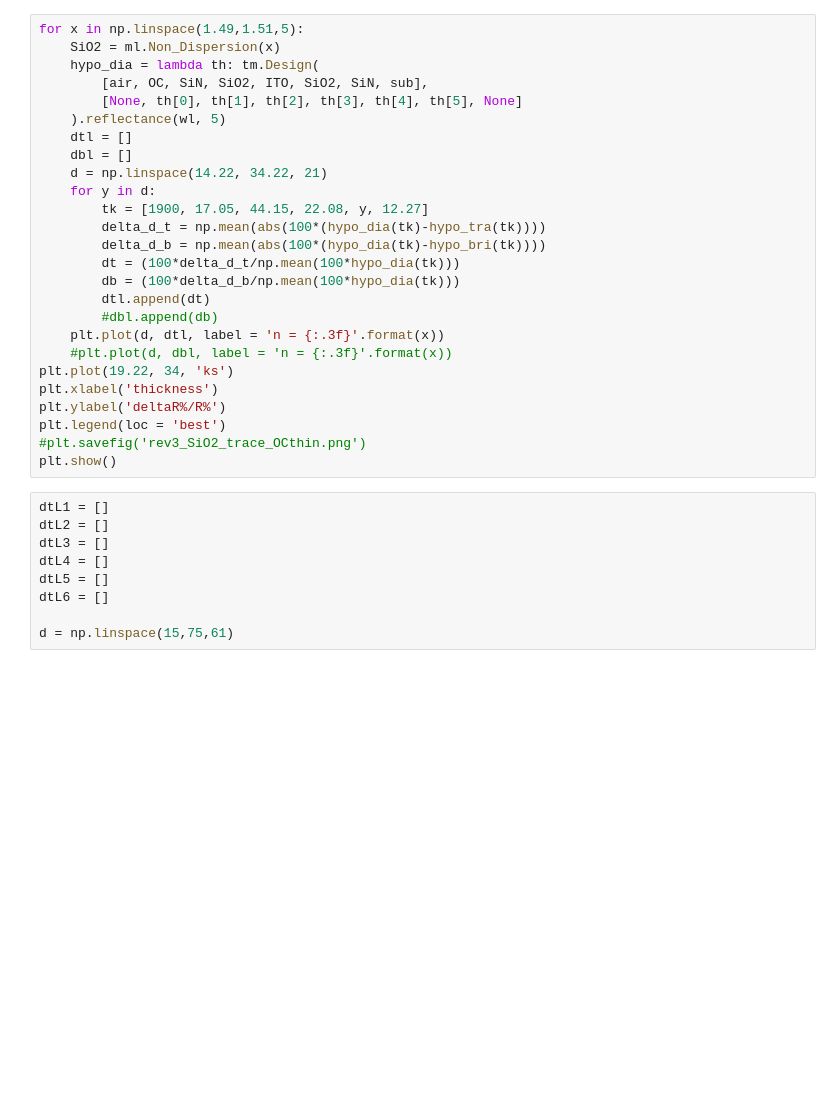
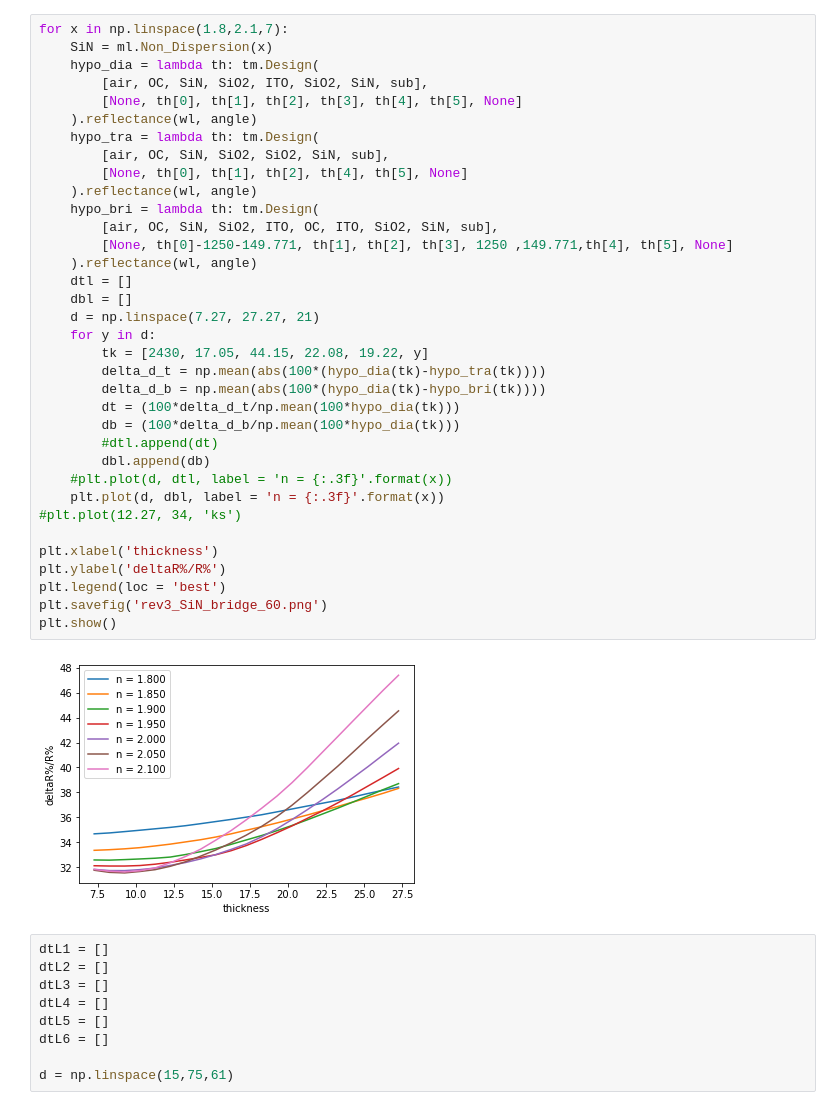
Before and after one commit to Yoway1994/ThinFilm, a Jupyter notebook: LENS_rev3_simulation.ipynb, the cells around one changed output. Drawn from its saved outputs; the diff is of its cells as text; blank space fills up the shorter version.

```diff
--- a/LENS_rev3_simulation.ipynb
+++ b/LENS_rev3_simulation.ipynb
@@ -71,29 +72,40 @@ diamond: 4.69366224343355
 # %%
-for x in np.linspace(1.49,1.51,5):
-    SiO2 = ml.Non_Dispersion(x)
+for x in np.linspace(1.8,2.1,7):
+    SiN = ml.Non_Dispersion(x)
     hypo_dia = lambda th: tm.Design(
         [air, OC, SiN, SiO2, ITO, SiO2, SiN, sub],
         [None, th[0], th[1], th[2], th[3], th[4], th[5], None]
-    ).reflectance(wl, 5)
+    ).reflectance(wl, angle)
+    hypo_tra = lambda th: tm.Design(
+        [air, OC, SiN, SiO2, SiO2, SiN, sub],
+        [None, th[0], th[1], th[2], th[4], th[5], None]
+    ).reflectance(wl, angle)
+    hypo_bri = lambda th: tm.Design(
+        [air, OC, SiN, SiO2, ITO, OC, ITO, SiO2, SiN, sub],
+        [None, th[0]-1250-149.771, th[1], th[2], th[3], 1250 ,149.771,th[4], th[5], None]
+    ).reflectance(wl, angle)
     dtl = []
     dbl = []
-    d = np.linspace(14.22, 34.22, 21)
+    d = np.linspace(7.27, 27.27, 21)
     for y in d:
-        tk = [1900, 17.05, 44.15, 22.08, y, 12.27]
+        tk = [2430, 17.05, 44.15, 22.08, 19.22, y]
         delta_d_t = np.mean(abs(100*(hypo_dia(tk)-hypo_tra(tk))))
         delta_d_b = np.mean(abs(100*(hypo_dia(tk)-hypo_bri(tk))))
         dt = (100*delta_d_t/np.mean(100*hypo_dia(tk)))
         db = (100*delta_d_b/np.mean(100*hypo_dia(tk)))
-        dtl.append(dt)
-        #dbl.append(db)
-    plt.plot(d, dtl, label = 'n = {:.3f}'.format(x))
-    #plt.plot(d, dbl, label = 'n = {:.3f}'.format(x))
-plt.plot(19.22, 34, 'ks')
+        #dtl.append(dt)
+        dbl.append(db)
+    #plt.plot(d, dtl, label = 'n = {:.3f}'.format(x))
+    plt.plot(d, dbl, label = 'n = {:.3f}'.format(x))
+#plt.plot(12.27, 34, 'ks')
+
 plt.xlabel('thickness')
 plt.ylabel('deltaR%/R%')
 plt.legend(loc = 'best')
-#plt.savefig('rev3_SiO2_trace_OCthin.png')
+plt.savefig('rev3_SiN_bridge_60.png')
 plt.show()
+# %% [output]
+[figure, added]
 # %%
 dtL1 = []
 dtL2 = []
```
Also changed, not shown: parts of 2 cells of this notebook, 30 other files.
